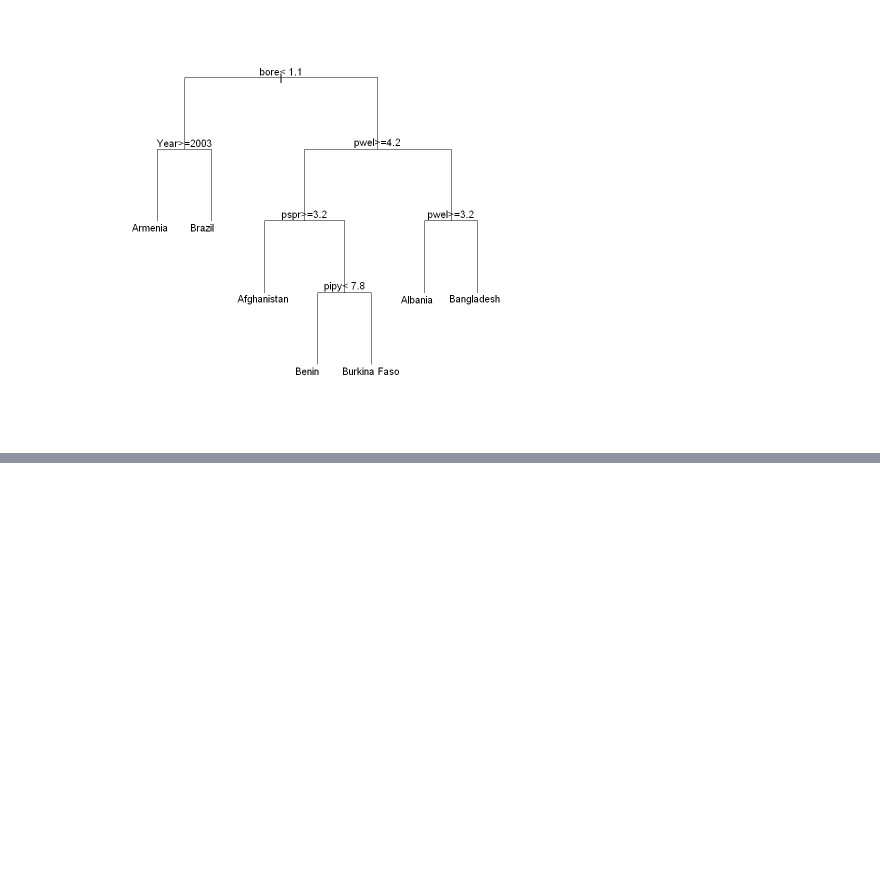
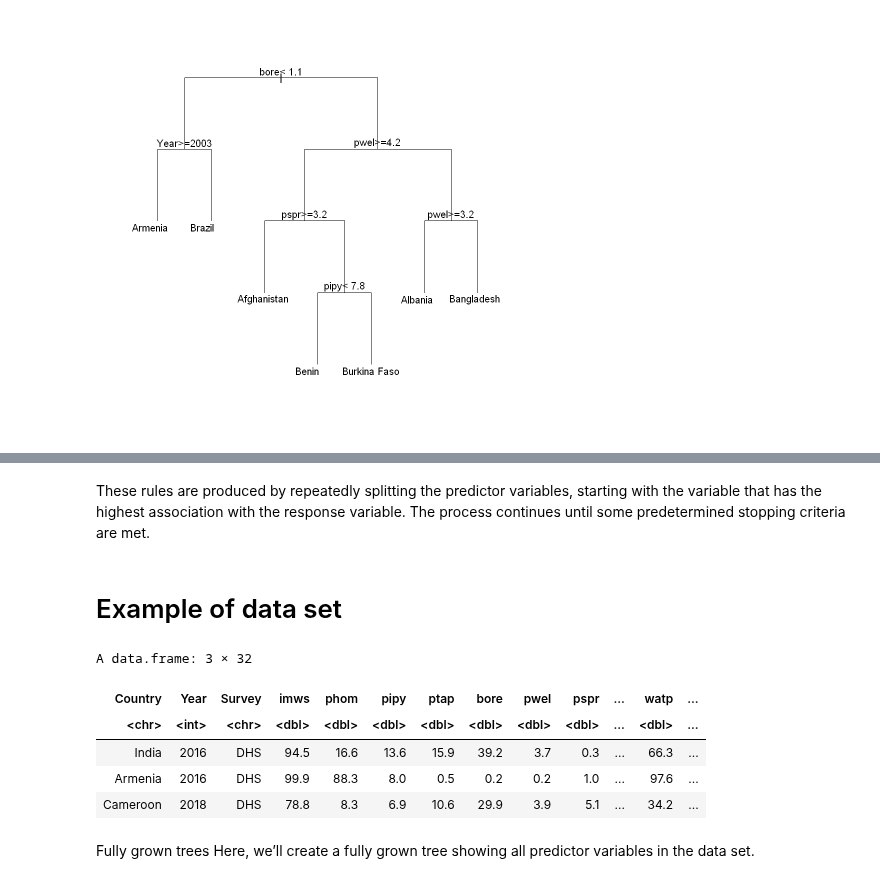
Before and after one commit to narslab/water-accessibility, a Jupyter notebook: bin/jupyter/Classification.ipynb, the cells around one changed output, grey strips where cells are left out. Saved outputs shown, nothing was run; the diff lists cells and outputs as text; code cells hidden in the pictures; blank space fills up the shorter version.

```diff
--- a/bin/jupyter/Classification.ipynb
+++ b/bin/jupyter/Classification.ipynb
@@ -35,0 +87,23 @@ text(model, digits = 3)
+# %% [markdown]
+These rules are produced by repeatedly splitting the predictor variables, starting with the variable that has the highest association with the response variable. The process continues until some predetermined stopping criteria are met.
+# %% [markdown]
+# Example of data set
+# %%
+# Inspect the data
+sample_n(df, 3)
+# Split the data into training and test set
+set.seed(123)
+training.samples <- df$bore %>%
+  createDataPartition(p = 0.8, list = FALSE)
+train.data  <- df[training.samples, ]
+test.data <- df[-training.samples, ]
+# %% [output]
+A data.frame: 3 × 32
+| Country | Year | Survey | imws | phom | pipy | ptap | bore | pwel | pspr | ... | watp | ... |
+| <chr> | <int> | <chr> | <dbl> | <dbl> | <dbl> | <dbl> | <dbl> | <dbl> | <dbl> | ... | <dbl> | ... |
+| India | 2016 | DHS | 94.5 | 16.6 | 13.6 | 15.9 | 39.2 | 3.7 | 0.3 | ... | 66.3 | ... |
+| Armenia | 2016 | DHS | 99.9 | 88.3 | 8.0 | 0.5 | 0.2 | 0.2 | 1.0 | ... | 97.6 | ... |
+| Cameroon | 2018 | DHS | 78.8 | 8.3 | 6.9 | 10.6 | 29.9 | 3.9 | 5.1 | ... | 34.2 | ... |
+# %% [markdown]
+Fully grown trees
+Here, we’ll create a fully grown tree showing all predictor variables in the data set.
```
Also changed, not shown: parts of 6 cells of this notebook.
